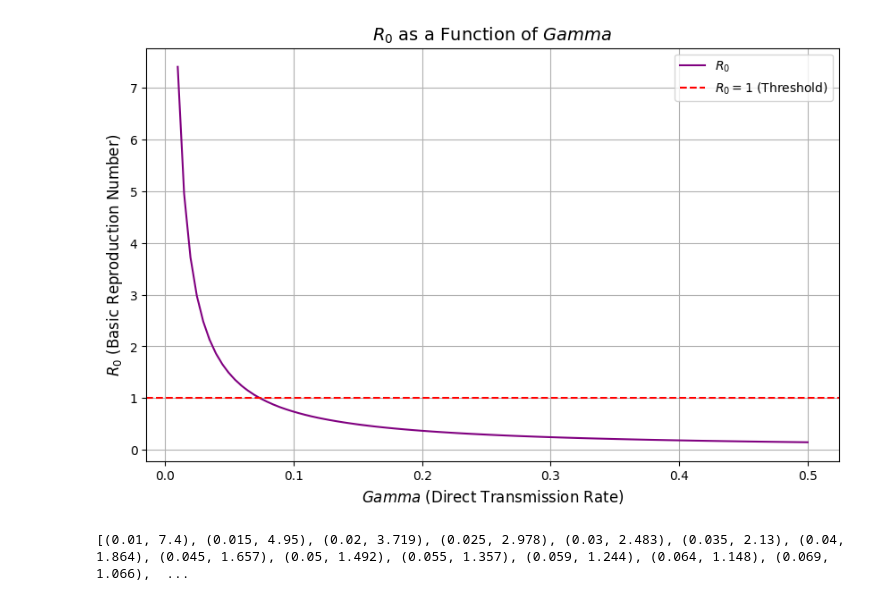
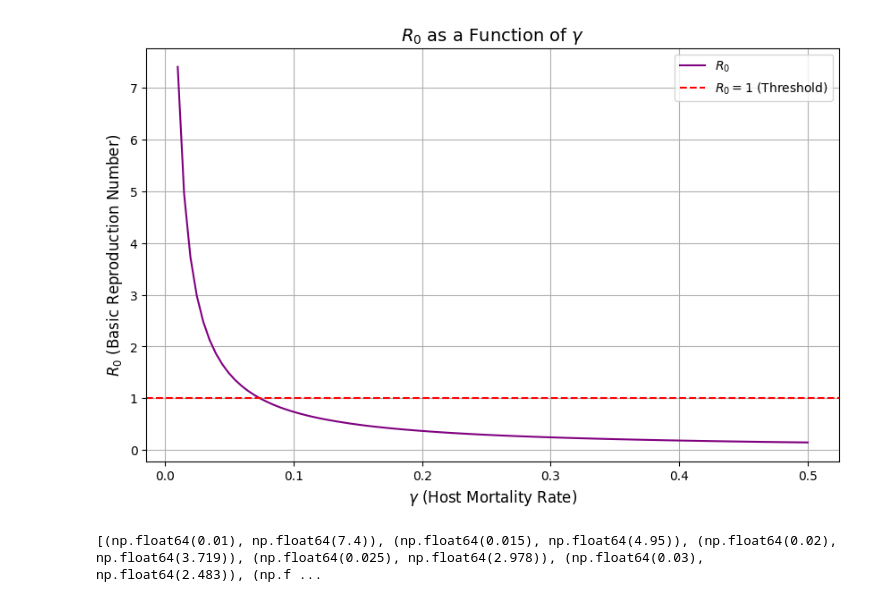
Before and after one commit to nazabu/WNS-Mathematical-Simulation, a Jupyter notebook: src/R0 vs Parameter/R0_Gamma.ipynb, the cells around one changed output. Cells and saved outputs as stored; diff of their text form; code cells hidden in the pictures.

```diff
--- a/src/R0 vs Parameter/R0_Gamma.ipynb
+++ b/src/R0 vs Parameter/R0_Gamma.ipynb
@@ -37,20 +18,17 @@ for gamma in gamma_range:
     R0_values.append(R0) # List of exact R0 values
 # %%
-# Plot R0 as a function of beta_d
+# Plot
 plt.figure(figsize=(10, 6))
 plt.plot(gamma_range, R0_values, label=r'$R_0$', color='purple')
-# plt.plot(beta_d_range, testlist, label=r'$R_0{ Test}$', color='g')
 plt.axhline(y=1, color='r', linestyle='--', label=r'$R_0 = 1$ (Threshold)')
-plt.xlabel(r'$Gamma$ (Host Mortality Rate)', fontsize=12)
+plt.xlabel(r'$\gamma$ (Host Mortality Rate)', fontsize=12)
 plt.ylabel(r'$R_0$ (Basic Reproduction Number)', fontsize=12)
-plt.title(r'$R_0$ as a Function of $Gamma$', fontsize=14)
+plt.title(r'$R_0$ as a Function of $\gamma$', fontsize=14)
 plt.legend()
 plt.grid()
 plt.show()
 
-# Print (parameter, R0) values
-print([(round(float(gamma), 3), round(float(R0), 3)) for gamma, R0 in zip(gamma_range, R0_values)])
-#print([(round(beta_d, 3), round(TestR0, 3)) for beta_d, TestR0 in zip(beta_d_range, testlist)])
+print([(round(gamma, 3), round(R0, 3)) for gamma, R0 in zip(gamma_range, R0_values)])
 # %% [output]
-[figure, old version]
+[figure, new version]
-[(0.01, 7.4), (0.015, 4.95), (0.02, 3.719), (0.025, 2.978), (0.03, 2.483), (0.035, 2.13), (0.04, 1.864), (0.045, 1.657), (0.05, 1.492), (0.055, 1.357), (0.059, 1.244), (0.064, 1.148), (0.069, 1.066),  ...
+[(np.float64(0.01), np.float64(7.4)), (np.float64(0.015), np.float64(4.95)), (np.float64(0.02), np.float64(3.719)), (np.float64(0.025), np.float64(2.978)), (np.float64(0.03), np.float64(2.483)), (np.f ...
```
Also changed, not shown: parts of 1 cell of this notebook.
